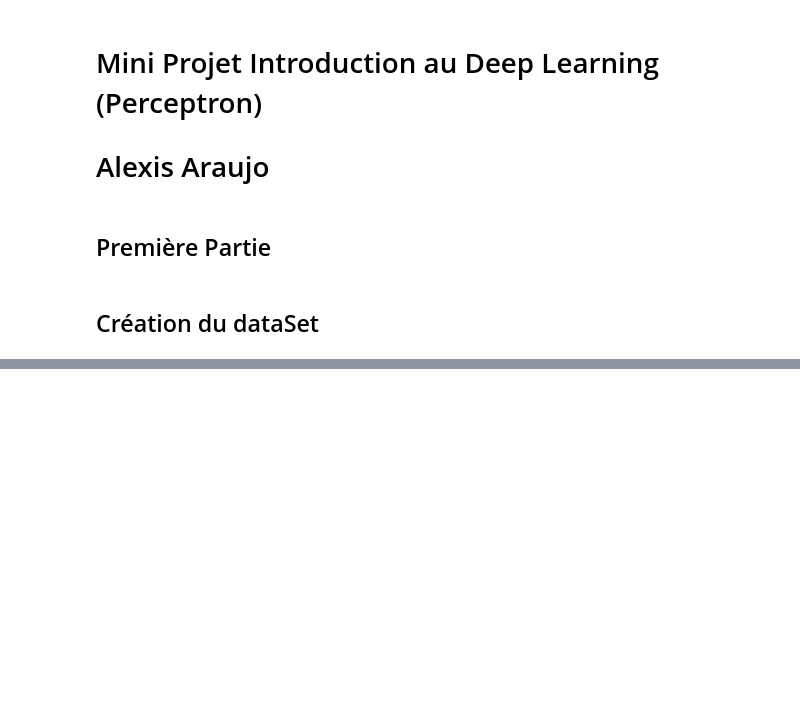
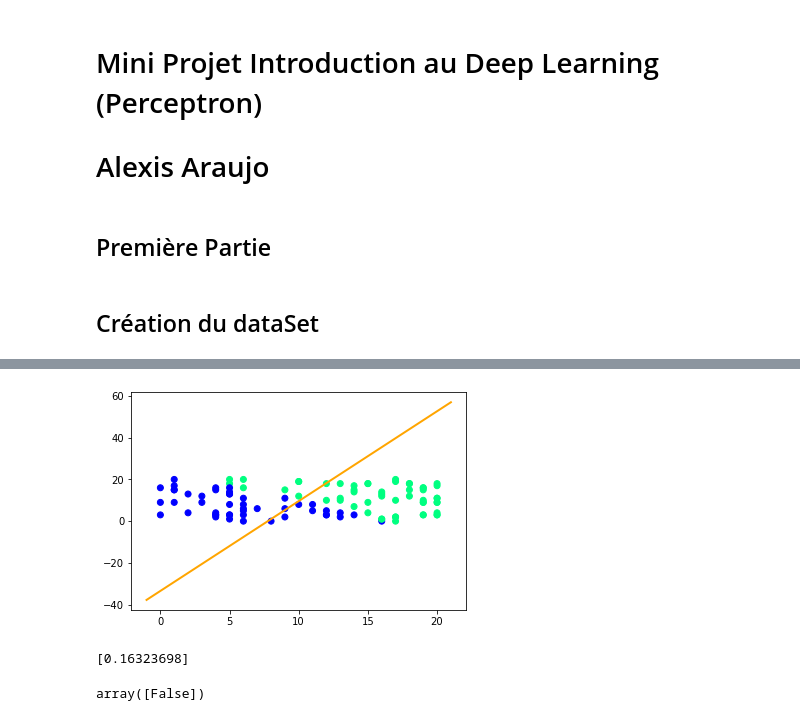
Before and after one commit to al3x6/Machine_learning, a Jupyter notebook: FI-Araujo-AlexisMiniProjet/FI-Araujo-AlexisMiniProjet.ipynb, the cells around one changed output, grey strips where cells are left out. Drawn from its saved outputs; the diff is of its cells as text; code cells hidden in the pictures; blank space fills up the shorter version.

```diff
--- a/FI-Araujo-AlexisMiniProjet/FI-Araujo-AlexisMiniProjet.ipynb
+++ b/FI-Araujo-AlexisMiniProjet/FI-Araujo-AlexisMiniProjet.ipynb
@@ -46,0 +136,18 @@ Résultats d'admission y :
+# %%
+# Génération des valeurs x0 pour tracer la droite de décision
+x0 = np.linspace(min(X[:, 0]) - 1, max(X[:, 0]) + 1, 100)
+
+# Calcul de x1 en utilisant les poids et le biais pour tracer la frontière de décision
+x1 = (-b - W[0] * x0) / W[1]
+
+# Affichage du dataset et de la frontière de décision
+plt.scatter(X[:, 0], X[:, 1], c=y, cmap='winter')
+plt.plot(x0, x1, c='orange', lw=2)
+plt.show()
+# %% [output]
+[figure, added]
+# %%
+prediction(nouvellePlante, W,b)
+# %% [output]
+[0.16323698]
+array([False])
```
Also changed, not shown: parts of 13 cells of this notebook, 1 other file.
